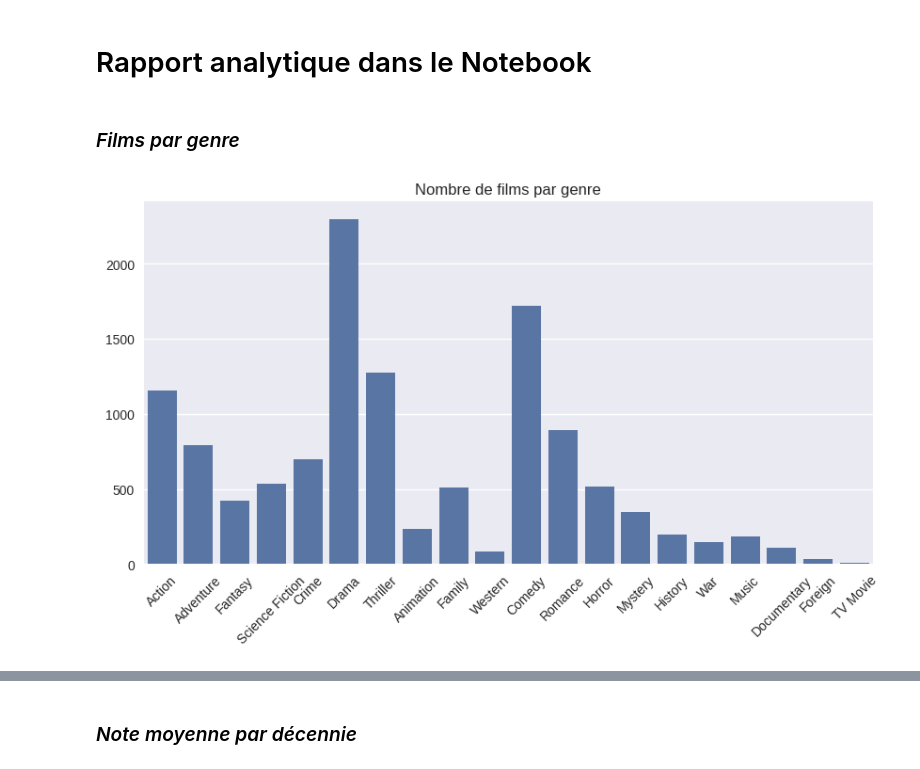
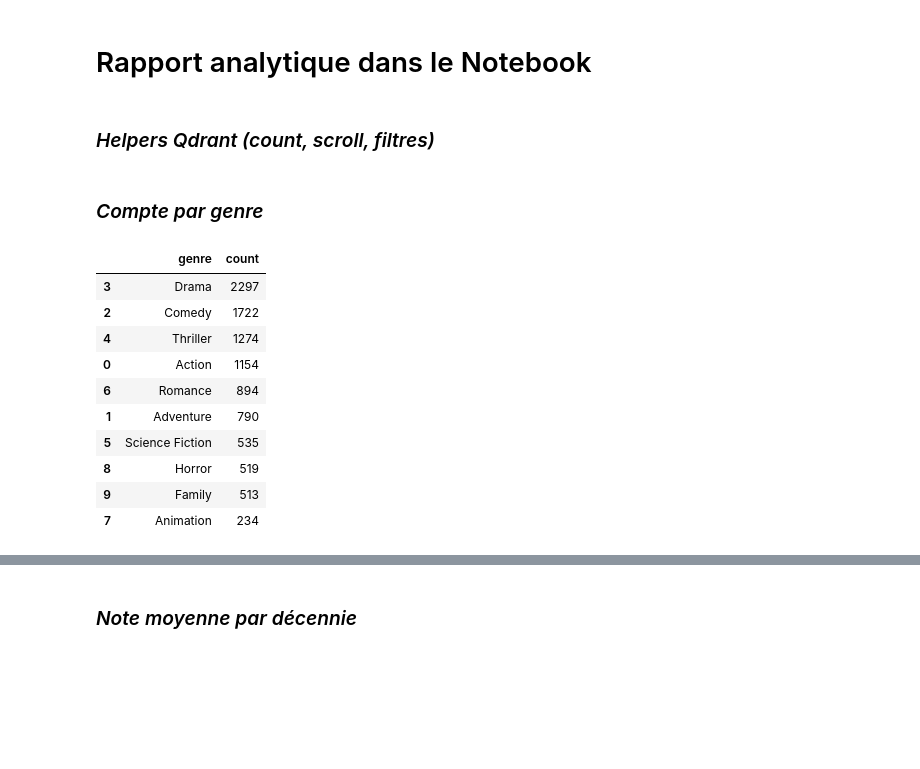
Before and after one commit to KiddMiguel/Projet-IPSSI-NoSql, a Jupyter notebook: projet_NoSql.ipynb, the cells around one changed output, grey strips where cells are left out. Saved outputs shown, nothing was run; the diff lists cells and outputs as text; code cells hidden in the pictures; blank space fills up the shorter version.

```diff
--- a/projet_NoSql.ipynb
+++ b/projet_NoSql.ipynb
@@ -315,0 +315,2 @@ plt.style.use("seaborn-v0_8")
+# %% [markdown]
+### *Helpers Qdrant (count, scroll, filtres)*
@@ -316,16 +342,2 @@ plt.style.use("seaborn-v0_8")
 # %% [markdown]
-### *Films par genre*
+### *Compte par genre*
-# %%
-from collections import Counter
-
-# Flatten la liste des genres
-all_genres = [g for sub in df["genres_list"] for g in sub]
-genre_counts = Counter(all_genres)
-
-plt.figure(figsize=(10,5))
-sns.barplot(x=list(genre_counts.keys()), y=list(genre_counts.values()))
-plt.xticks(rotation=45)
-plt.title("Nombre de films par genre")
-plt.show()
-# %% [output]
-[figure, removed]
@@ -331,0 +356,35 @@ plt.show()
+# %%
+def q_count(filter_: Optional[models.Filter]) -> int:
+    res = client.count(
+        collection_name=COLLECTION_NAME,
+        count_filter=filter_,
+        exact=True
+    )
+    return res.count
+
+candidate_genres = ["Action","Adventure","Comedy","Drama","Thriller","Science Fiction","Romance","Animation","Horror","Family"]
+
+rows = []
+for g in tqdm(candidate_genres):
+    f = models.Filter(must=[
+        models.FieldCondition(
+            key="genres",
+            match=models.MatchValue(value=g)  # "genres" est une liste → contient g
+        )
+    ])
+    rows.append({"genre": g, "count": q_count(f)})
+
+df_genre_counts = pd.DataFrame(rows).sort_values("count", ascending=False)
+df_genre_counts
+# %% [output]
+|  | genre | count |
+| 3 | Drama | 2297 |
+| 2 | Comedy | 1722 |
+| 4 | Thriller | 1274 |
+| 0 | Action | 1154 |
+| 6 | Romance | 894 |
+| 1 | Adventure | 790 |
+| 5 | Science Fiction | 535 |
+| 8 | Horror | 519 |
+| 9 | Family | 513 |
+| 7 | Animation | 234 |
```
Also changed, not shown: parts of 13 cells of this notebook, 3 other files.
